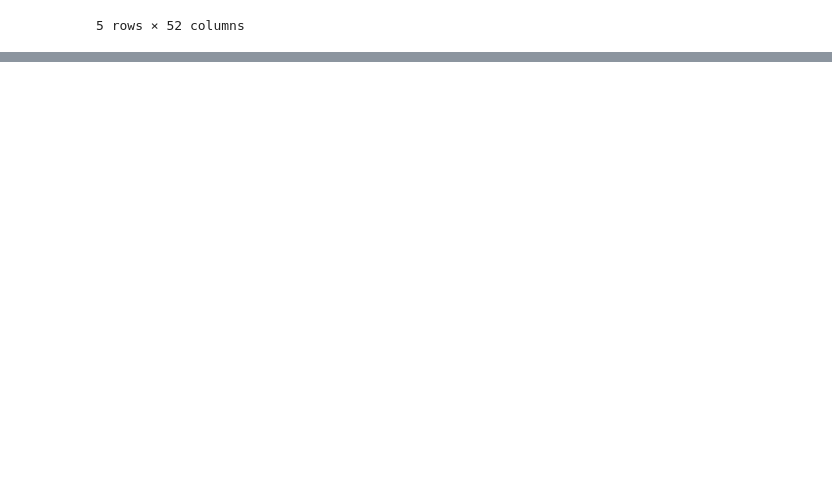
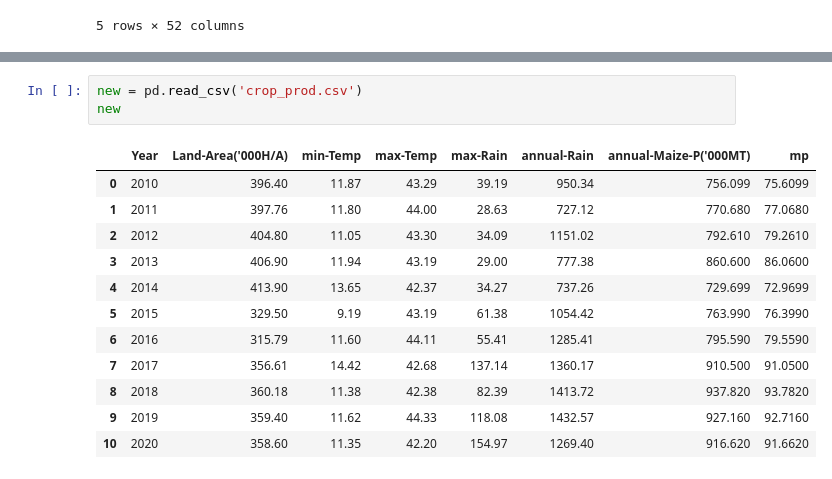
Before and after one commit to elsunais6167/maize-climate-plots, a Jupyter notebook: algorithm.ipynb, the cells around one changed output, grey strips where cells are left out. Drawn from its saved outputs; the diff is of its cells as text; blank space fills up the shorter version.

```diff
--- a/algorithm.ipynb
+++ b/algorithm.ipynb
@@ -121,0 +122,16 @@ Bought            24   11.009174
+# %%
+new = pd.read_csv('crop_prod.csv')
+new
+# %% [output]
+|  | Year | Land-Area('000H/A) | min-Temp | max-Temp | max-Rain | annual-Rain | annual-Maize-P('000MT) | mp |
+| 0 | 2010 | 396.40 | 11.87 | 43.29 | 39.19 | 950.34 | 756.099 | 75.6099 |
+| 1 | 2011 | 397.76 | 11.80 | 44.00 | 28.63 | 727.12 | 770.680 | 77.0680 |
+| 2 | 2012 | 404.80 | 11.05 | 43.30 | 34.09 | 1151.02 | 792.610 | 79.2610 |
+| 3 | 2013 | 406.90 | 11.94 | 43.19 | 29.00 | 777.38 | 860.600 | 86.0600 |
+| 4 | 2014 | 413.90 | 13.65 | 42.37 | 34.27 | 737.26 | 729.699 | 72.9699 |
+| 5 | 2015 | 329.50 | 9.19 | 43.19 | 61.38 | 1054.42 | 763.990 | 76.3990 |
+| 6 | 2016 | 315.79 | 11.60 | 44.11 | 55.41 | 1285.41 | 795.590 | 79.5590 |
+| 7 | 2017 | 356.61 | 14.42 | 42.68 | 137.14 | 1360.17 | 910.500 | 91.0500 |
+| 8 | 2018 | 360.18 | 11.38 | 42.38 | 82.39 | 1413.72 | 937.820 | 93.7820 |
+| 9 | 2019 | 359.40 | 11.62 | 44.33 | 118.08 | 1432.57 | 927.160 | 92.7160 |
+| 10 | 2020 | 358.60 | 11.35 | 42.20 | 154.97 | 1269.40 | 916.620 | 91.6620 |
```
Also changed, not shown: parts of 6 cells of this notebook, 1 other file.
